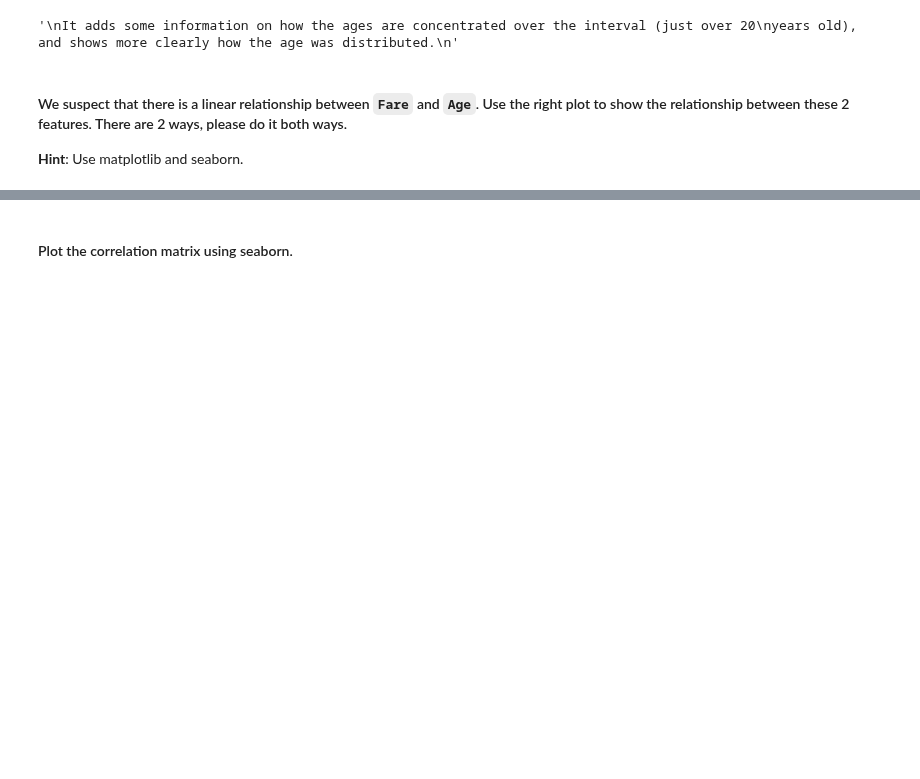
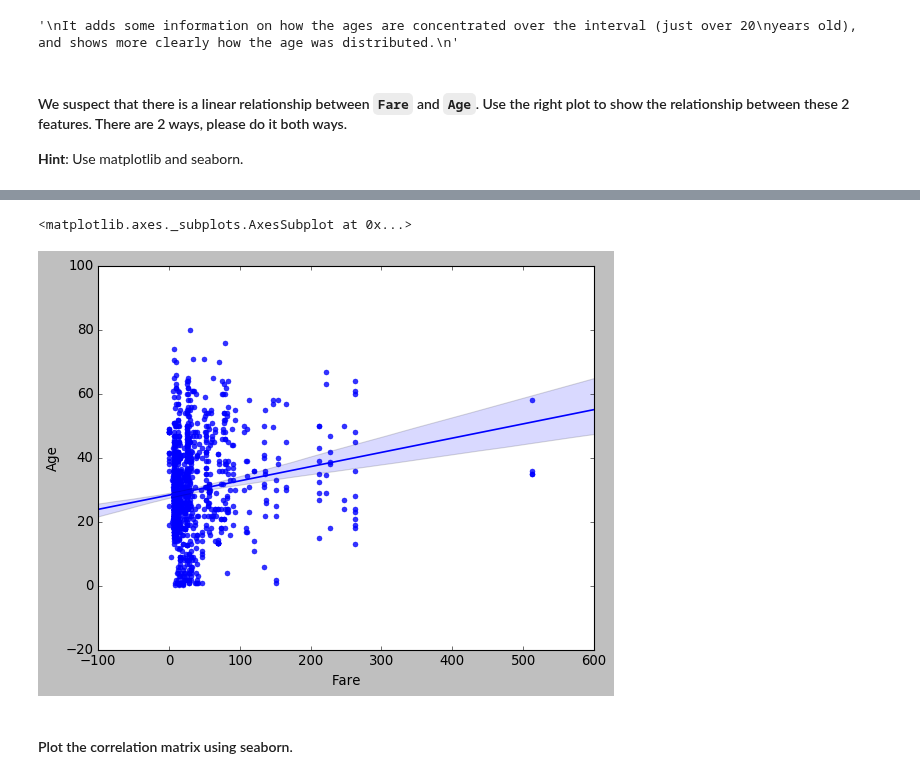
Before and after one commit to ta-data-lis/lab-matplotlib-seaborn, a Jupyter notebook: your-code/main.ipynb, the cells around one changed output, grey strips where cells are left out. Saved outputs shown, nothing was run; the diff lists cells and outputs as text; code cells hidden in the pictures; blank space fills up the shorter version.

Commit message:
[lab-matplotlib-seaborn] Duarte Cruz

```diff
--- a/your-code/main.ipynb
+++ b/your-code/main.ipynb
@@ -514,5 +518,9 @@ years old), and shows more clearly how the age was distributed.
 # %%
 # Method 2 - seaborn
 # your code here
+sns.regplot(x = titanic["Fare"], y = titanic["Age"], fit_reg = True)
+# %% [output]
+<matplotlib.axes._subplots.AxesSubplot at 0x...>
+[figure, added]
 # %% [markdown]
 #### Plot the correlation matrix using seaborn.
```
Also changed, not shown: parts of 16 cells of this notebook.
